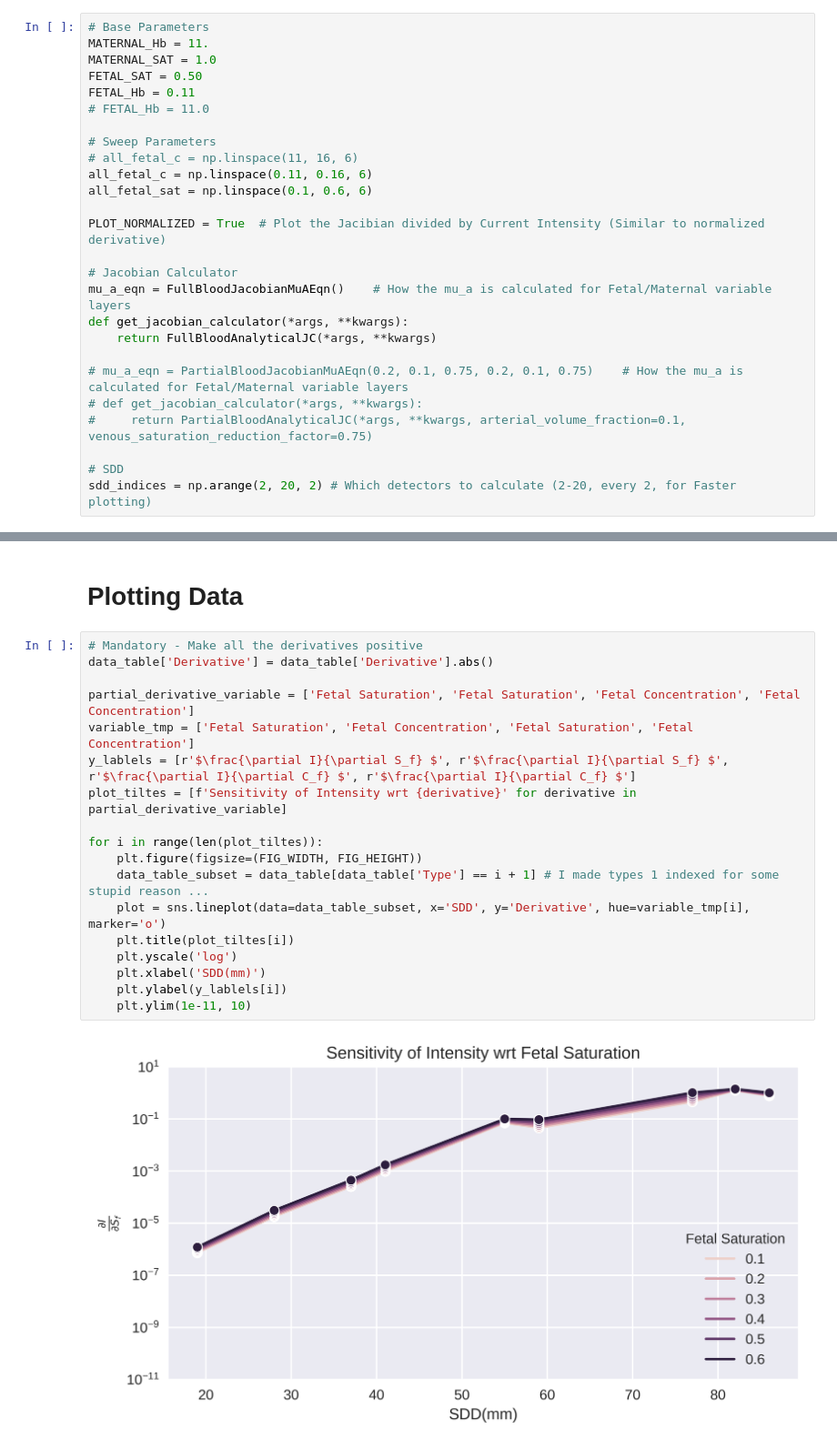
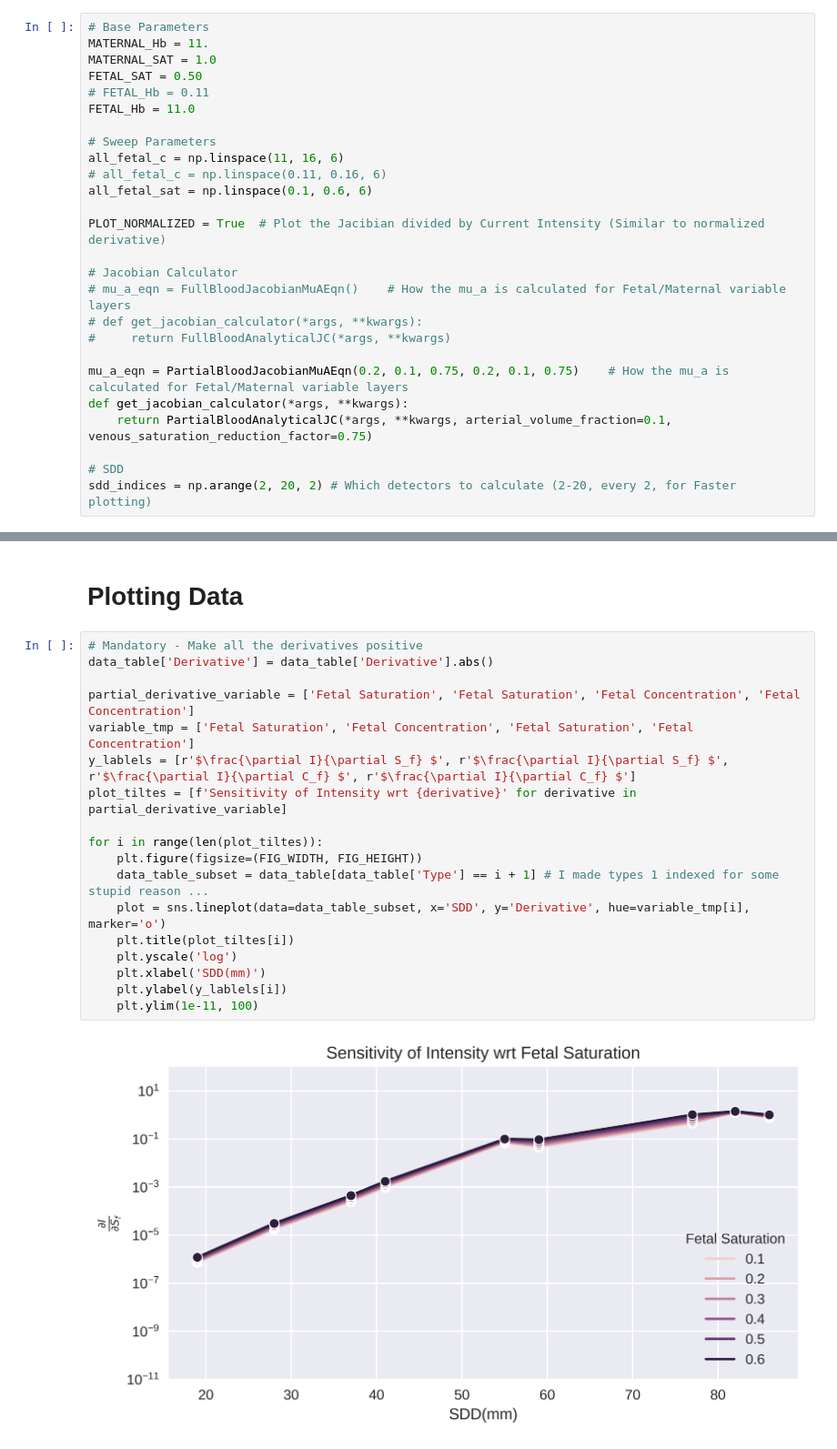
Before and after one commit to dip987/tfo_sensitivity, a Jupyter notebook: notebooks/Jacobian_approach(analytical).ipynb, the cells around one changed output, grey strips where cells are left out. Shown at 91% size. Drawn from its saved outputs; the diff is of its cells as text.

```diff
--- a/notebooks/Jacobian_approach(analytical).ipynb
+++ b/notebooks/Jacobian_approach(analytical).ipynb
@@ -50,24 +56,24 @@ all_sdd = raw_sim_data['SDD'].unique()
 MATERNAL_Hb = 11.
 MATERNAL_SAT = 1.0
 FETAL_SAT = 0.50
-FETAL_Hb = 0.11
-# FETAL_Hb = 11.0
+# FETAL_Hb = 0.11
+FETAL_Hb = 11.0
 
 # Sweep Parameters
-# all_fetal_c = np.linspace(11, 16, 6)
-all_fetal_c = np.linspace(0.11, 0.16, 6)
+all_fetal_c = np.linspace(11, 16, 6)
+# all_fetal_c = np.linspace(0.11, 0.16, 6)
 all_fetal_sat = np.linspace(0.1, 0.6, 6)
 
 PLOT_NORMALIZED = True  # Plot the Jacibian divided by Current Intensity (Similar to normalized derivative)
 
 # Jacobian Calculator
-mu_a_eqn = FullBloodJacobianMuAEqn()    # How the mu_a is calculated for Fetal/Maternal variable layers
+# mu_a_eqn = FullBloodJacobianMuAEqn()    # How the mu_a is calculated for Fetal/Maternal variable layers
+# def get_jacobian_calculator(*args, **kwargs):
+#     return FullBloodAnalyticalJC(*args, **kwargs)
+
+mu_a_eqn = PartialBloodJacobianMuAEqn(0.2, 0.1, 0.75, 0.2, 0.1, 0.75)    # How the mu_a is calculated for Fetal/Maternal variable layers
 def get_jacobian_calculator(*args, **kwargs):
-    return FullBloodAnalyticalJC(*args, **kwargs)
-
-# mu_a_eqn = PartialBloodJacobianMuAEqn(0.2, 0.1, 0.75, 0.2, 0.1, 0.75)    # How the mu_a is calculated for Fetal/Maternal variable layers
-# def get_jacobian_calculator(*args, **kwargs):
-#     return PartialBloodAnalyticalJC(*args, **kwargs, arterial_volume_fraction=0.1, venous_saturation_reduction_factor=0.75)
+    return PartialBloodAnalyticalJC(*args, **kwargs, arterial_volume_fraction=0.1, venous_saturation_reduction_factor=0.75)
 
 # SDD
 sdd_indices = np.arange(2, 20, 2) # Which detectors to calculate (2-20, every 2, for Faster plotting)
@@ -118,20 +175,20 @@ for sdd_index in sdd_indices:
 # %%
 # Mandatory - Make all the derivatives positive
 data_table['Derivative'] = data_table['Derivative'].abs()
 
 partial_derivative_variable = ['Fetal Saturation', 'Fetal Saturation', 'Fetal Concentration', 'Fetal Concentration']
 variable_tmp = ['Fetal Saturation', 'Fetal Concentration', 'Fetal Saturation', 'Fetal Concentration']
 y_lablels = [r'$\frac{\partial I}{\partial S_f} $', r'$\frac{\partial I}{\partial S_f} $', r'$\frac{\partial I}{\partial C_f} $', r'$\frac{\partial I}{\partial C_f} $']
 plot_tiltes = [f'Sensitivity of Intensity wrt {derivative}' for derivative in partial_derivative_variable]
 
 for i in range(len(plot_tiltes)):
     plt.figure(figsize=(FIG_WIDTH, FIG_HEIGHT))
     data_table_subset = data_table[data_table['Type'] == i + 1] # I made types 1 indexed for some stupid reason ...
     plot = sns.lineplot(data=data_table_subset, x='SDD', y='Derivative', hue=variable_tmp[i], marker='o')
     plt.title(plot_tiltes[i])
     plt.yscale('log')
     plt.xlabel('SDD(mm)')
     plt.ylabel(y_lablels[i])
-    plt.ylim(1e-11, 10)
+    plt.ylim(1e-11, 100)
 # %% [output]
-[figure, old version]
+[figure, new version]
```
Also changed, not shown: parts of 3 cells of this notebook, 7 other files.
